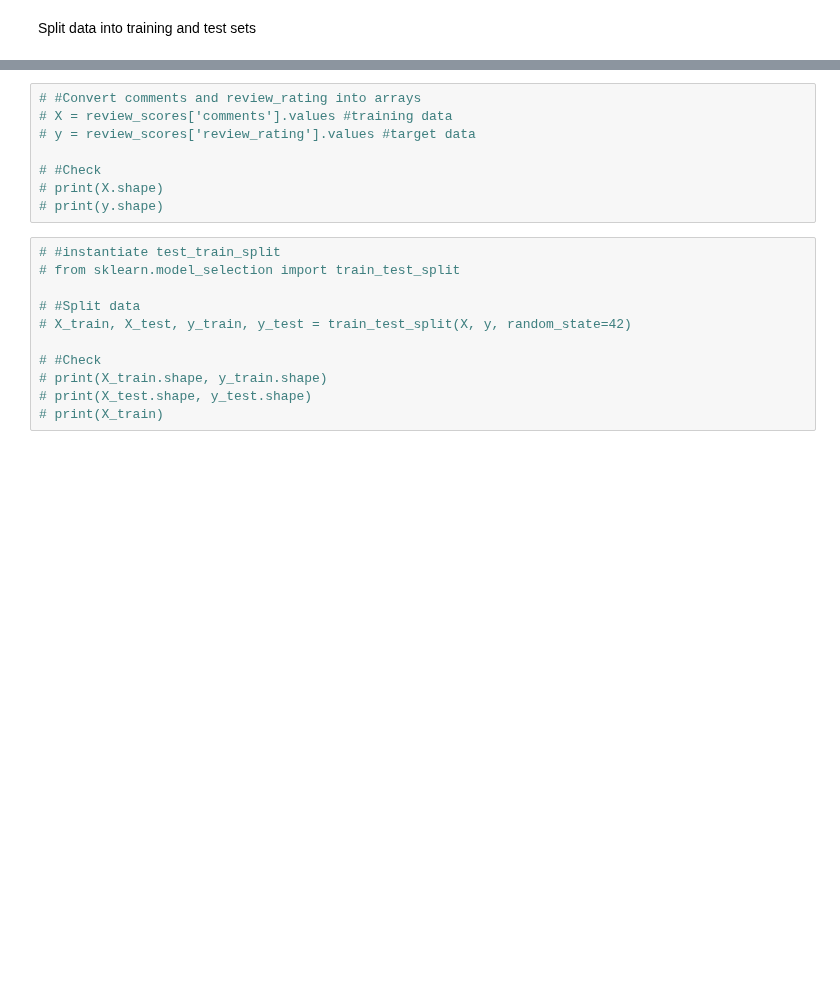
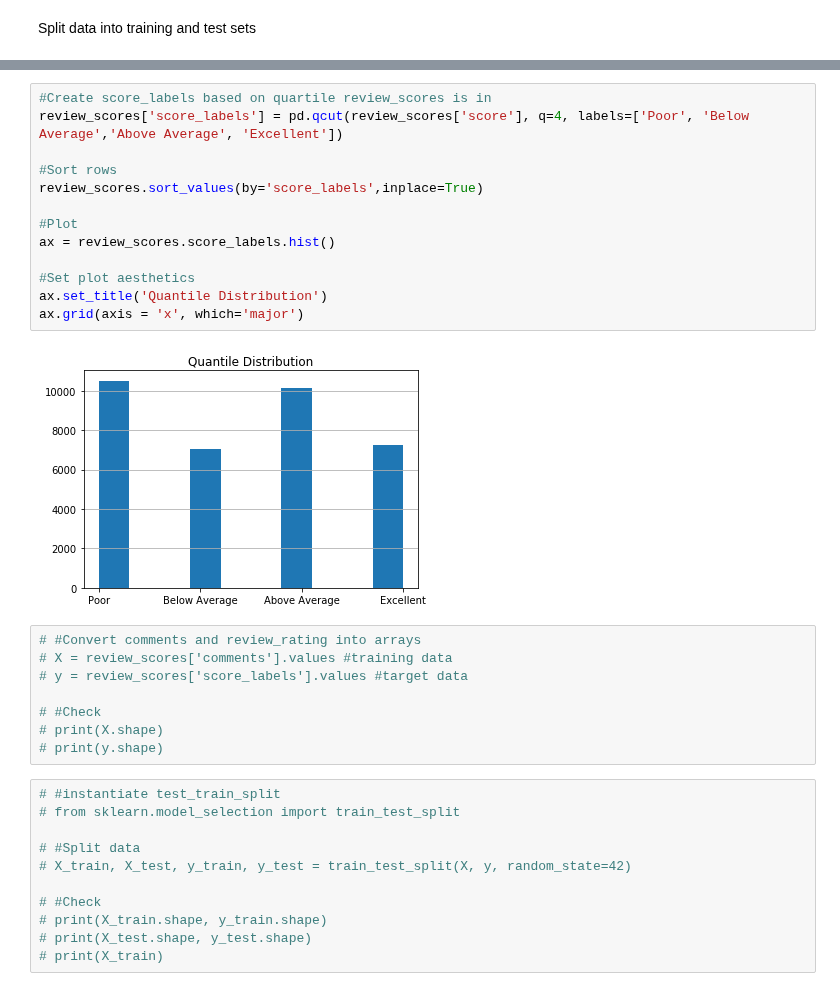
Before and after one commit to KishenSharma6/Airbnb-SF, a Jupyter notebook: Project Codes/04. Data Processing and Feature Engineering/01_06_2020_Preprocessing NLP.ipynb, the cells around one changed output, grey strips where cells are left out. Cells and saved outputs as stored; diff of their text form; blank space fills up the shorter version.

```diff
--- a/Project Codes/04. Data Processing and Feature Engineering/01_06_2020_Preprocessing NLP.ipynb
+++ b/Project Codes/04. Data Processing and Feature Engineering/01_06_2020_Preprocessing NLP.ipynb
@@ -87,7 +174,22 @@ Split data into training and test sets
+# %%
+#Create score_labels based on quartile review_scores is in
+review_scores['score_labels'] = pd.qcut(review_scores['score'], q=4, labels=['Poor', 'Below Average','Above Average', 'Excellent'])
+
+#Sort rows
+review_scores.sort_values(by='score_labels',inplace=True)
+
+#Plot
+ax = review_scores.score_labels.hist()
+
+#Set plot aesthetics
+ax.set_title('Quantile Distribution')
+ax.grid(axis = 'x', which='major')
+# %% [output]
+[figure, added]
 # %%
 # #Convert comments and review_rating into arrays
 # X = review_scores['comments'].values #training data
-# y = review_scores['review_rating'].values #target data
+# y = review_scores['score_labels'].values #target data
 
 # #Check
 # print(X.shape)
```
Also changed, not shown: parts of 20 cells of this notebook.
